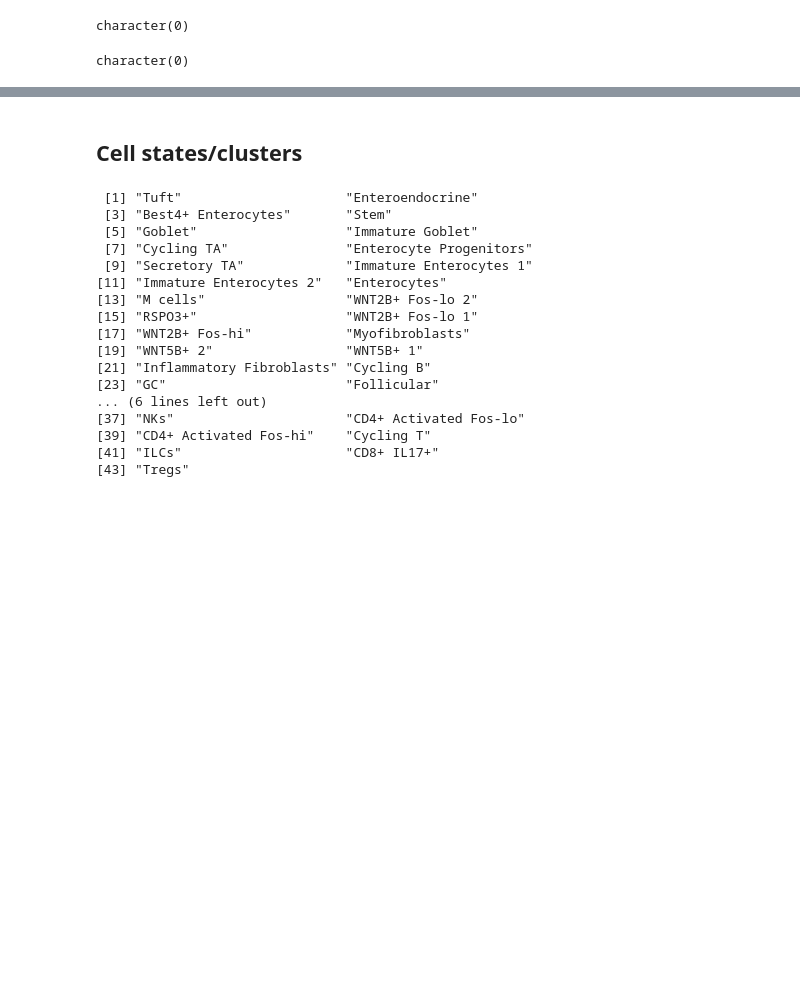
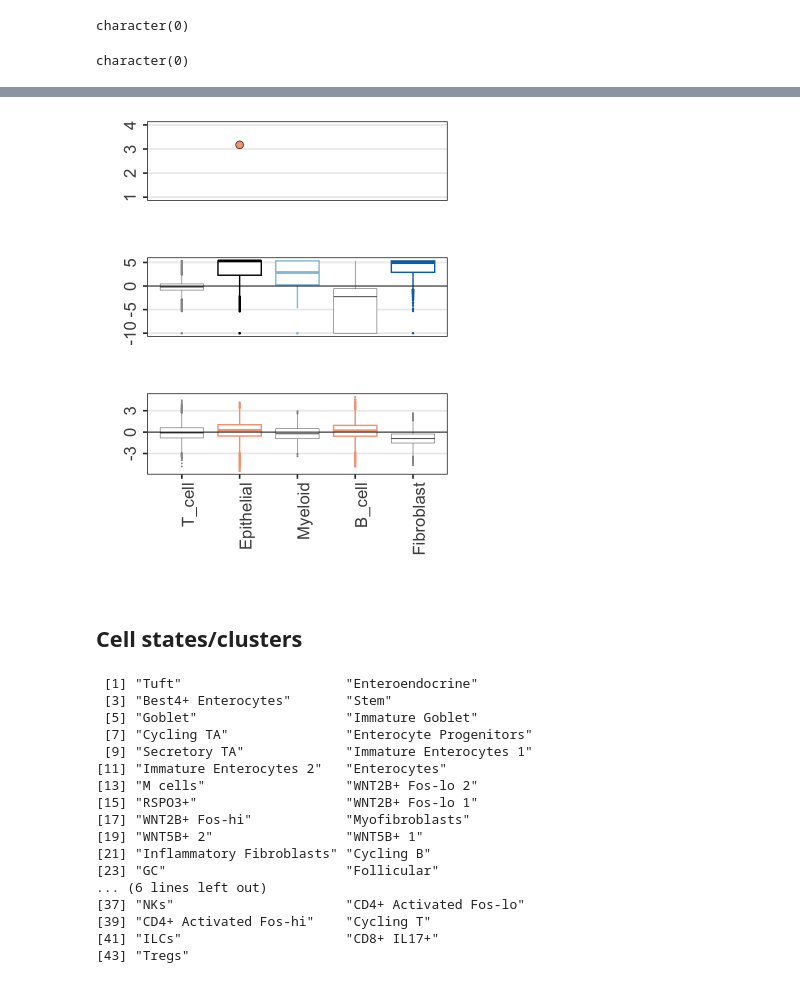
Before and after one commit to fanzhanglab/SCRNA-GWAS-Benchmarking, a Jupyter notebook: analysis/0A_Tool_Benchmarking/CT_Clusters/UC_benchmark_comparison.ipynb, the cells around one changed output, grey strips where cells are left out. Saved outputs shown, nothing was run; the diff lists cells and outputs as text; code cells hidden in the pictures; blank space fills up the shorter version.

```diff
--- a/analysis/0A_Tool_Benchmarking/CT_Clusters/UC_benchmark_comparison.ipynb
+++ b/analysis/0A_Tool_Benchmarking/CT_Clusters/UC_benchmark_comparison.ipynb
@@ -978,3 +1026,16 @@ Warning message:
+# %%
+options(repr.plot.height = 2, repr.plot.width =6 )
+p_scgwas
+ggsave("./UC_macro_scgwas.png", dpi=300, height=2, width=6, unit="in")
+p_scpagwas
+ggsave("./UC_macro_scpagwas.png", dpi=300, height=2, width=6, unit="in")
+options(repr.plot.height = 3.3, repr.plot.width =6 )
+p_scdrs
+ggsave("./UC_macro_scdrs.png", dpi=300, height=3.3, width=6, unit="in")
+# %% [output]
+[figure, added]
+[figure, added]
+[figure, added]
 # %% [markdown]
 ## Cell states/clusters
 # %%
```
Also changed, not shown: parts of 6 cells of this notebook.
